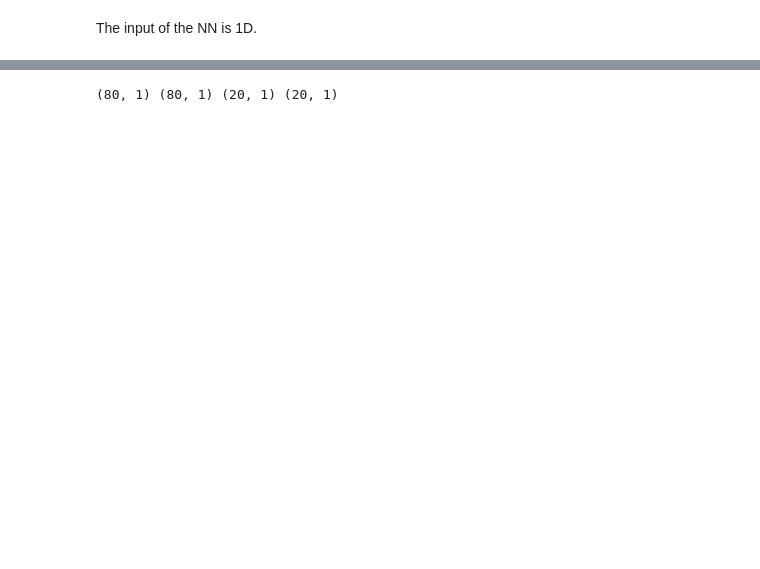
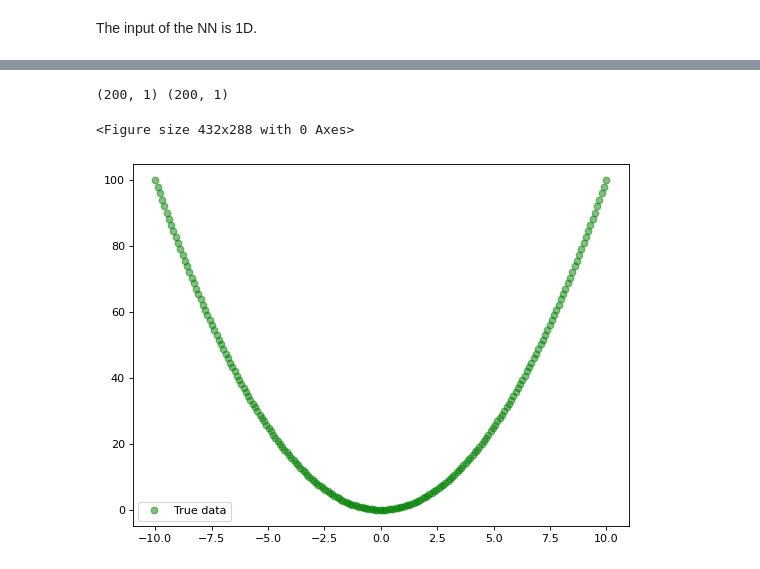
Before and after one commit to trungdoquoc/reu-math-2022, a Jupyter notebook: PyTorch_.ipynb, the cells around one changed output, grey strips where cells are left out. Cells and saved outputs as stored; diff of their text form; code cells hidden in the pictures; blank space fills up the shorter version.

```diff
--- a/PyTorch_.ipynb
+++ b/PyTorch_.ipynb
@@ -14,6 +14,7 @@ OUTPUT_SIZE = 1
 
 LOWER_BOUND = -10
 UPPER_BOUND = 10
+N_POINTS = 200
 
 def quad_fn(a, b, c, x):
 	return a*x**2 + b*x + c
@@ -115,24 +109,17 @@ tensor([1.2340], grad_fn=<AddBackward0>)
 # %%
 # CREATING DATASET:
-x_values = [i for i in np.arange(LOWER_BOUND, UPPER_BOUND, math.pi/50)]
+x_values = [i for i in np.linspace(LOWER_BOUND, UPPER_BOUND, N_POINTS)]
 y_values = [given_fn(i) for i in x_values]
 
-x_train, x_test=train_test_split(x_values,test_size=0.2)
-y_train = [given_fn(i) for i in x_train]
-y_test = [given_fn(i) for i in x_test]
+x_train = np.array(x_values, dtype=np.float32).reshape(-1, 1)
+y_train = np.array(y_values, dtype=np.float32).reshape(-1, 1)
 
-x_train = np.array(x_train, dtype=np.float32).reshape(-1, 1)
-y_train = np.array(y_train, dtype=np.float32).reshape(-1, 1)
-
-x_test = np.array(x_test, dtype=np.float32).reshape(-1, 1)
-y_test = np.array(y_test, dtype=np.float32).reshape(-1, 1)
-
-print(x_train.shape, y_train.shape, x_test.shape, y_test.shape)
+print(x_train.shape, y_train.shape)
 # %% [output]
-(80, 1) (80, 1) (20, 1) (20, 1)
+(200, 1) (200, 1)
 # %%
 # PLOT DATA
-def plot_performance(x_train, y_train, x_test, predicted=None):
+def plot_figure(x_train, y_train, x_test=None, predicted=None):
     plt.clf()
     plt.figure(figsize=(8, 6), dpi=80)
     plt.plot(x_train, y_train, 'go', label='True data', alpha=0.5)
@@ -140,6 +127,11 @@ def plot_performance(x_train, y_train, x_test, predicted=None):
         plt.plot(x_test, predicted, '--', label='Predictions', alpha=0.5)
     plt.legend(loc='best')
     plt.show()
+# %%
+plot_figure(x_train, y_train)
+# %% [output]
+<Figure size 432x288 with 0 Axes>
+[figure, added]
 # %%
 # CREATING MODEL CLASS
 class Nonlinear_2(nn.Module):
```
Also changed, not shown: parts of 11 cells of this notebook.
